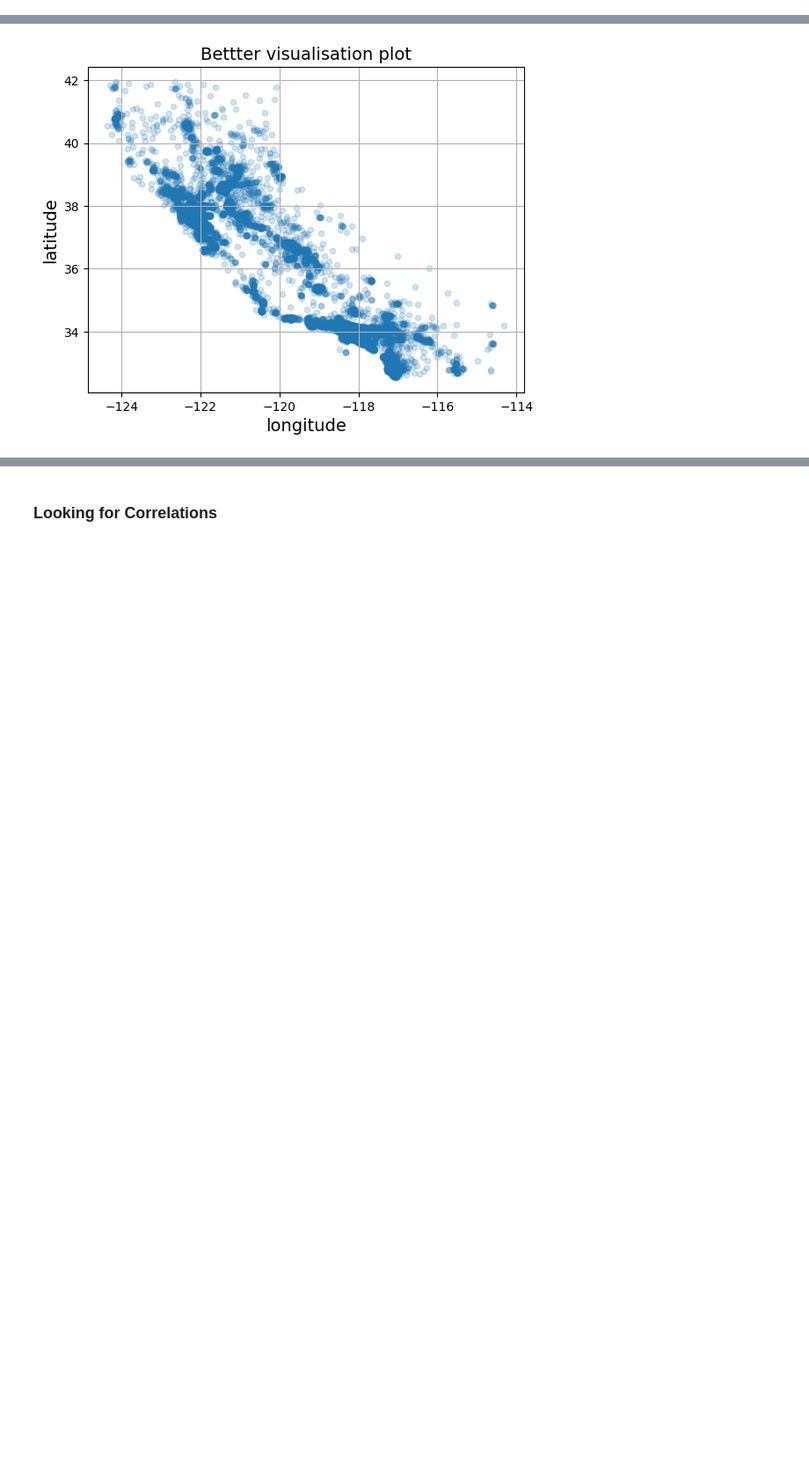
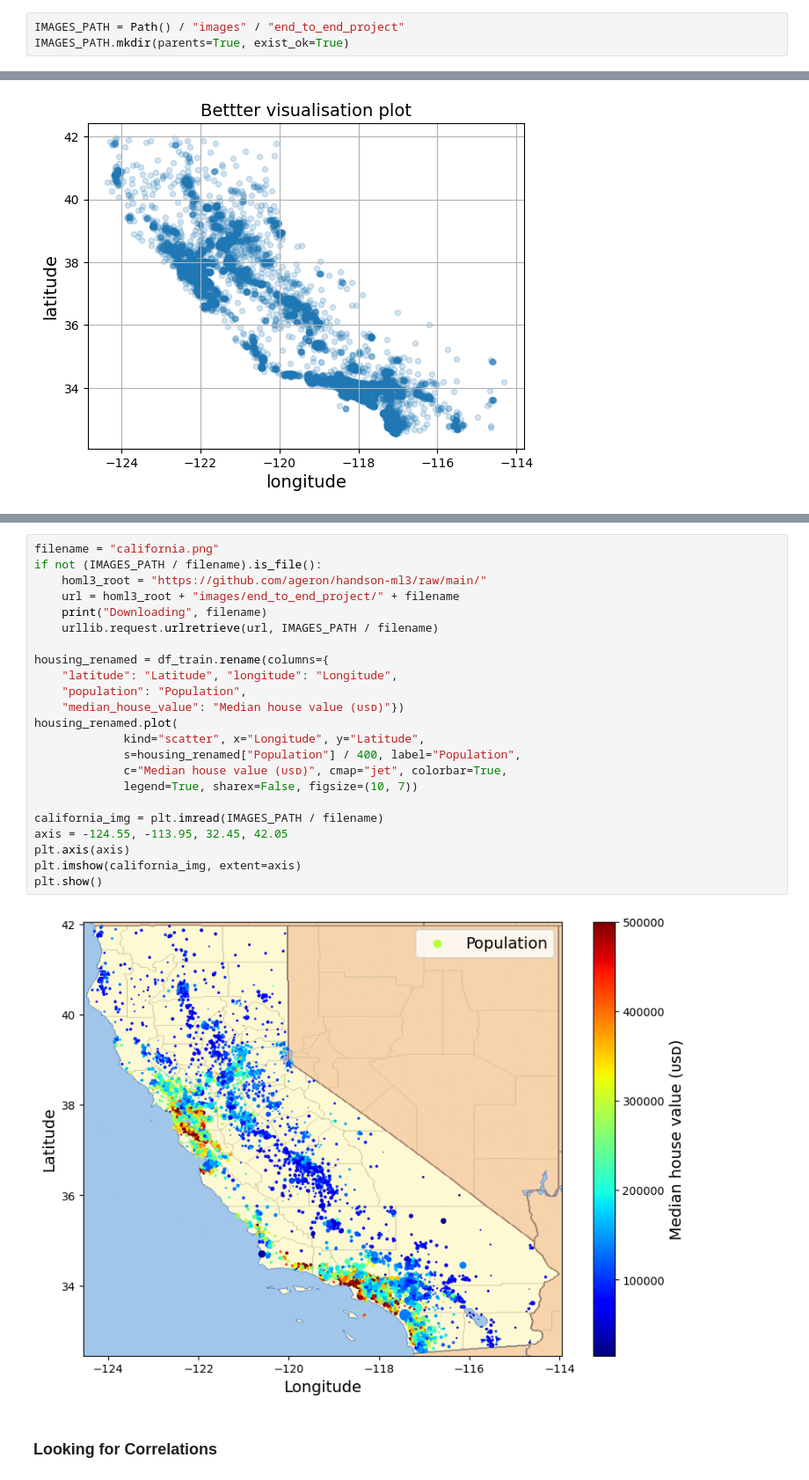
Before and after one commit to leslie-zi-pan/handson-ml3, a Jupyter notebook: 02_end_to_end_machine_learning_project.ipynb, the cells around one changed output, grey strips where cells are left out. Shown at 88% size. Cells and saved outputs as stored; diff of their text form; blank space fills up the shorter version.

```diff
--- a/02_end_to_end_machine_learning_project.ipynb
+++ b/02_end_to_end_machine_learning_project.ipynb
@@ -29,6 +41,9 @@ plt.rc('axes', labelsize=14, titlesize=14)
 plt.rc('legend', fontsize=14)
 plt.rc('xtick', labelsize=10)
 plt.rc('ytick', labelsize=10)
+# %%
+IMAGES_PATH = Path() / "images" / "end_to_end_project"
+IMAGES_PATH.mkdir(parents=True, exist_ok=True)
 # %% [markdown]
 ## Helpers
 # %%
@@ -213,6 +228,31 @@ plt.title("Even better visualisation plot")
 plt.show()
 # %% [output]
 [figure]
+# %%
+filename = "california.png"
+if not (IMAGES_PATH / filename).is_file():
+    homl3_root = "https://github.com/ageron/handson-ml3/raw/main/"
+    url = homl3_root + "images/end_to_end_project/" + filename
+    print("Downloading", filename)
+    urllib.request.urlretrieve(url, IMAGES_PATH / filename)
+
+housing_renamed = df_train.rename(columns={
+    "latitude": "Latitude", "longitude": "Longitude",
+    "population": "Population",
+    "median_house_value": "Median house value (ᴜsᴅ)"})
+housing_renamed.plot(
+             kind="scatter", x="Longitude", y="Latitude",
+             s=housing_renamed["Population"] / 400, label="Population",
+             c="Median house value (ᴜsᴅ)", cmap="jet", colorbar=True,
+             legend=True, sharex=False, figsize=(10, 7))
+
+california_img = plt.imread(IMAGES_PATH / filename)
+axis = -124.55, -113.95, 32.45, 42.05
+plt.axis(axis)
+plt.imshow(california_img, extent=axis)
+plt.show()
+# %% [output]
+[figure, added]
 # %% [markdown]
 ### Looking for Correlations
 # %%
```
Also changed, not shown: parts of 72 cells of this notebook.
